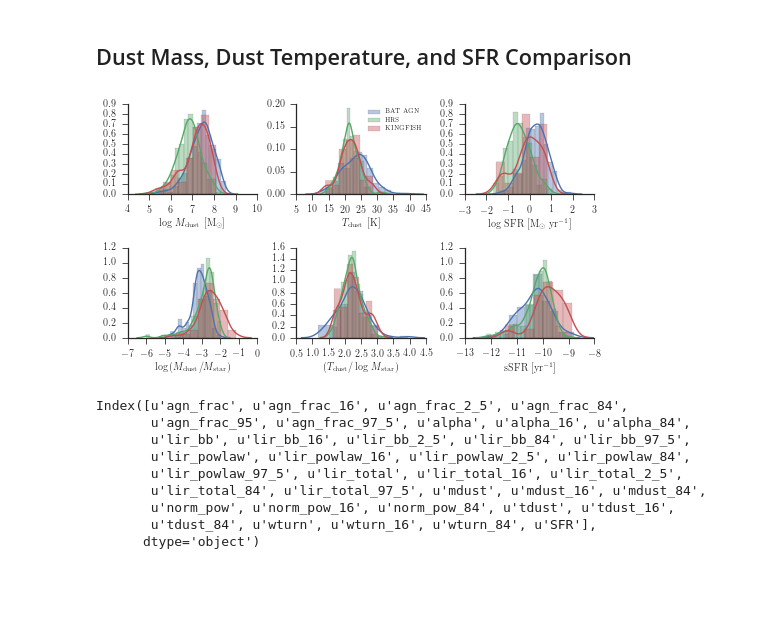
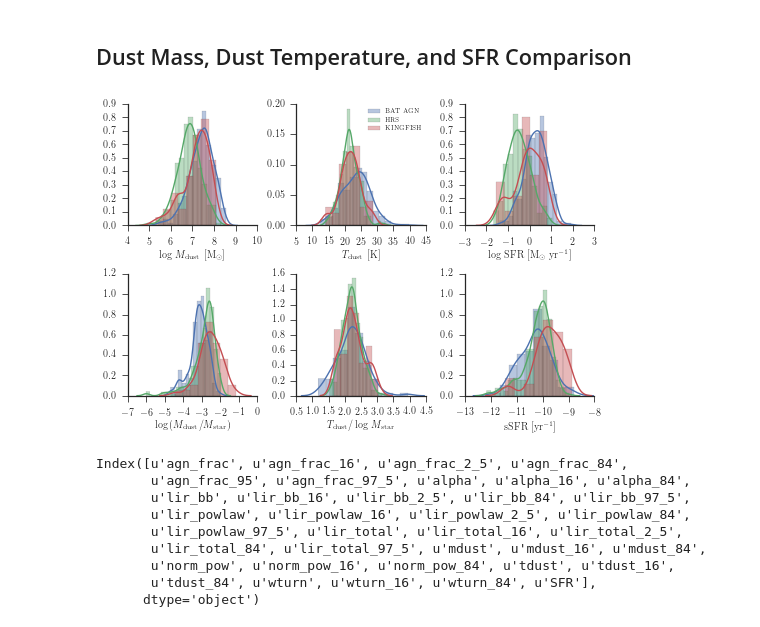
Before and after one commit to ttshimiz/bat-agn-sed-fitting-paper, a Jupyter notebook: ipython_notebooks/mdust-tdust-sfr-comparison.ipynb, the cells around one changed output. Drawn from its saved outputs; the diff is of its cells as text; code cells hidden in the pictures; blank space fills up the shorter version.

Commit message:
adjust size of mdust, tdust, and SFR figure

```diff
--- a/ipython_notebooks/mdust-tdust-sfr-comparison.ipynb
+++ b/ipython_notebooks/mdust-tdust-sfr-comparison.ipynb
@@ -77,7 +77,7 @@ kf_casey['SFR'] = kf_casey['lir_total'] + np.log10(3.846e33) - np.log10(2.57e43)
 # %% [markdown]
 ## Dust Mass, Dust Temperature, and SFR Comparison
 # %%
-fig = plt.figure(figsize=(1.2*textwidth, 1./2.*1.2*textwidth))
+fig = plt.figure(figsize=(1.2*textwidth, 1./2.*1.5*textwidth))
 ax1 = fig.add_subplot(231)
 sn.distplot(bat_casey['mdust'].dropna(), label='BAT AGN', color='b', ax=ax1)
 sn.distplot(hrs_casey['mdust'].dropna(), label='HRS', color='g', ax=ax1)
@@ -97,36 +97,36 @@ ax3 = fig.add_subplot(233)
 sn.distplot(bat_casey['SFR'].dropna(), label='BAT AGN', color='b', ax=ax3)
 sn.distplot(hrs_casey['SFR'].dropna(), label='HRS', color='g', ax=ax3)
 sn.distplot(kf_casey['SFR'][~kf_dwarfs].dropna(), label='KINGFISH', color='r', ax=ax3)
 plt.xlabel(r'$\log$ SFR [M$_{\odot}$ yr$^{-1}$]')
 sn.despine()
 
 ax4 = fig.add_subplot(234)
 sn.distplot((bat_casey['mdust'] - bat_casey['Mstar']).dropna(), label='BAT AGN', color='b', ax=ax4)
 sn.distplot((hrs_casey['mdust'] - hrs_casey['Mstar']).dropna(), label='HRS', color='g', ax=ax4)
 sn.distplot((kf_casey['mdust'][~kf_dwarfs] - kf_casey['Mstar'][~kf_dwarfs]).dropna(), label='KINGFISH', color='r', ax=ax4)
 plt.xlabel(r'$\log\,(M_{\rm dust}/M_{\rm star})$')
 sn.despine()
 
 
 ax5 = fig.add_subplot(235)
 sn.distplot((bat_casey['tdust']/bat_casey['Mstar']).dropna(), label='BAT AGN', color='b', ax=ax5)
 sn.distplot((hrs_casey['tdust']/hrs_casey['Mstar']).dropna(), label='HRS', color='g', ax=ax5)
 sn.distplot((kf_casey['tdust'][~kf_dwarfs]/kf_casey['Mstar'][~kf_dwarfs]).dropna(), label='KINGFISH', color='r', ax=ax5)
-plt.xlabel(r'$(T_{\rm dust}/\log\,M_{\rm star})$')
+plt.xlabel(r'$T_{\rm dust}/\log\,M_{\rm star}$')
 sn.despine()
 
 ax6 = fig.add_subplot(236)
 sn.distplot((bat_casey['SFR'] - bat_casey['Mstar']).dropna(), label='BAT AGN', color='b', ax=ax6)
 sn.distplot((hrs_casey['SFR'] - hrs_casey['Mstar']).dropna(), label='HRS', color='g', ax=ax6)
 sn.distplot((kf_casey['SFR'][~kf_dwarfs] - kf_casey['Mstar'][~kf_dwarfs]).dropna(), label='KINGFISH', color='r', ax=ax6)
 plt.xlabel(r'sSFR [yr$^{-1}$]')
 sn.despine()
 
-fig.subplots_adjust(wspace=0.3, hspace=0.6)
+fig.subplots_adjust(wspace=0.3, hspace=0.4)
 
 fig.savefig('../figures/mdust_tdust_sfr_comparison.pdf', bbox_inches='tight')
 # %% [output]
-[figure, old version]
+[figure, new version]
 # %%
 bat_casey.columns
 # %% [output]
```
Also changed, not shown: 1 other file.
